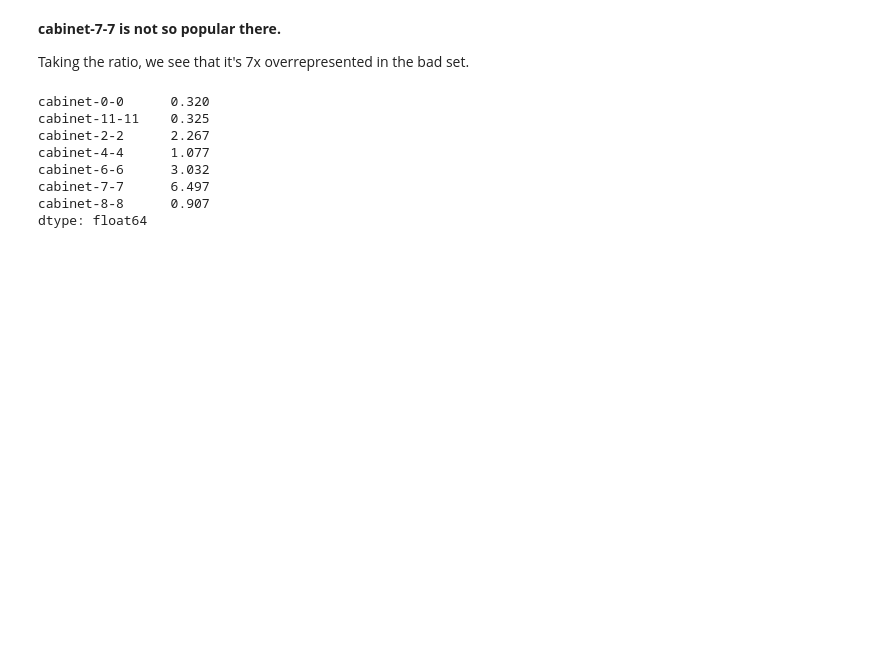
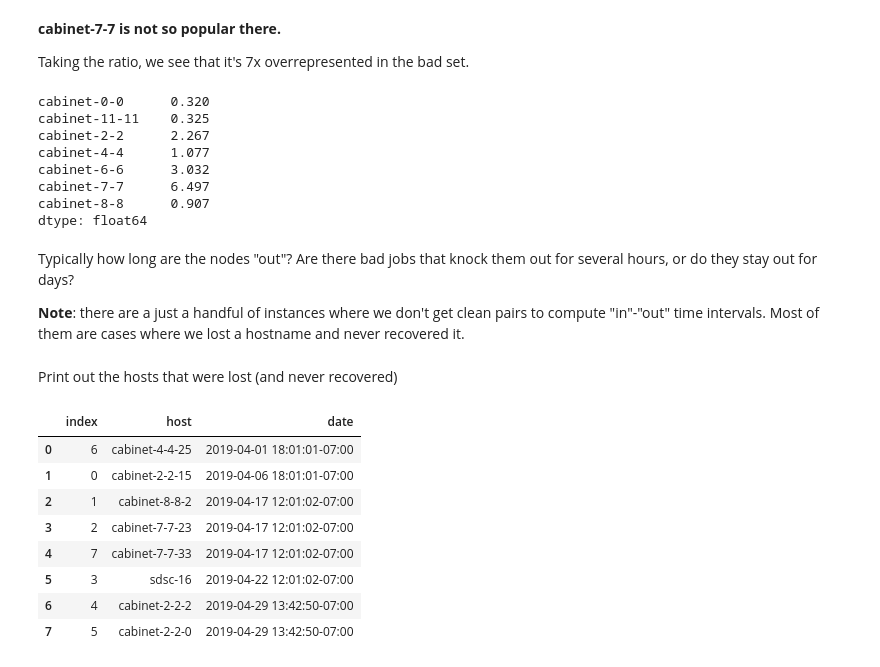
Before and after one commit to aminnj/miscnotebooks, a Jupyter notebook: uaf/analyze_hadoop_condor.ipynb, the cells around one changed output. Saved outputs shown, nothing was run; the diff lists cells and outputs as text; code cells hidden in the pictures; blank space fills up the shorter version.

```diff
--- a/uaf/analyze_hadoop_condor.ipynb
+++ b/uaf/analyze_hadoop_condor.ipynb
@@ -440,3 +440,7 @@ cabinet-6-6      3.032
 cabinet-7-7      6.497
 cabinet-8-8      0.907
 dtype: float64
+# %% [markdown]
+Typically how long are the nodes "out"? Are there bad jobs that knock them out for several hours, or do they stay out for days?
+
+**Note**: there are a just a handful of instances where we don't get clean pairs to compute "in"-"out" time intervals. Most of them are cases where we lost a hostname and never recovered it.
@@ -442,0 +485,14 @@ dtype: float64
+# %% [markdown]
+Print out the hosts that were lost (and never recovered)
+# %%
+pd.DataFrame(neverrecovered,columns=["host","date"]).sort_values("date").reset_index()
+# %% [output]
+|  | index | host | date |
+| 0 | 6 | cabinet-4-4-25 | 2019-04-01 18:01:01-07:00 |
+| 1 | 0 | cabinet-2-2-15 | 2019-04-06 18:01:01-07:00 |
+| 2 | 1 | cabinet-8-8-2 | 2019-04-17 12:01:02-07:00 |
+| 3 | 2 | cabinet-7-7-23 | 2019-04-17 12:01:02-07:00 |
+| 4 | 7 | cabinet-7-7-33 | 2019-04-17 12:01:02-07:00 |
+| 5 | 3 | sdsc-16 | 2019-04-22 12:01:02-07:00 |
+| 6 | 4 | cabinet-2-2-2 | 2019-04-29 13:42:50-07:00 |
+| 7 | 5 | cabinet-2-2-0 | 2019-04-29 13:42:50-07:00 |
```
Also changed, not shown: parts of 7 cells of this notebook.
